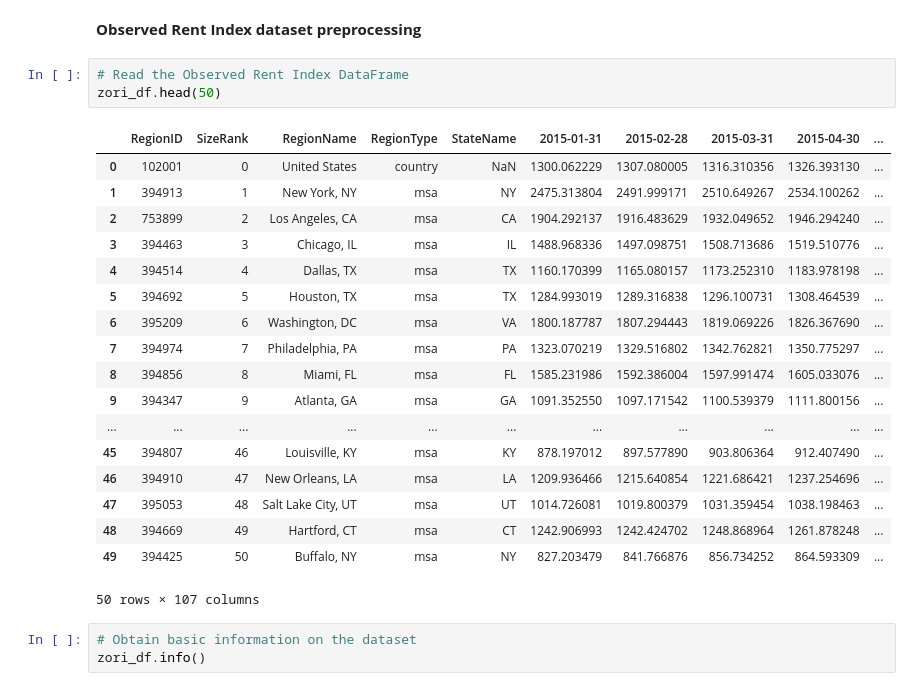
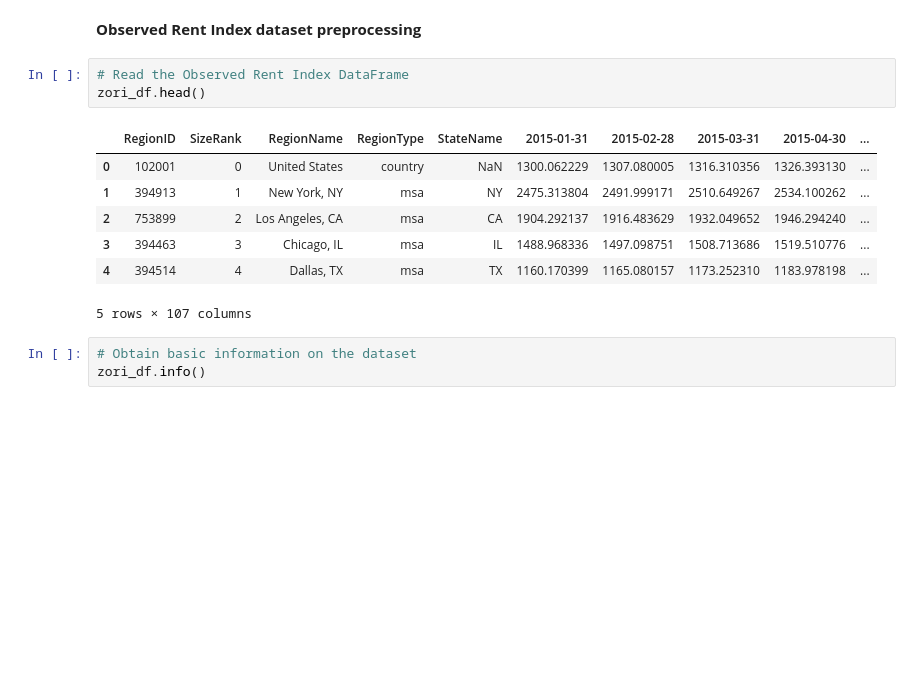
Before and after one commit to grantkerkman/project1_housing, a Jupyter notebook: grant_notebook.ipynb, the cells around one changed output. Drawn from its saved outputs; the diff is of its cells as text; blank space fills up the shorter version.

```diff
--- a/grant_notebook.ipynb
+++ b/grant_notebook.ipynb
@@ -136,26 +114,15 @@ Length: 189, dtype: int64
 **Observed Rent Index dataset preprocessing**
 # %%
 # Read the Observed Rent Index DataFrame
-zori_df.head(50)
+zori_df.head()
 # %% [output]
 |  | RegionID | SizeRank | RegionName | RegionType | StateName | 2015-01-31 | 2015-02-28 | 2015-03-31 | 2015-04-30 | ... |
 | 0 | 102001 | 0 | United States | country | NaN | 1300.062229 | 1307.080005 | 1316.310356 | 1326.393130 | ... |
 | 1 | 394913 | 1 | New York, NY | msa | NY | 2475.313804 | 2491.999171 | 2510.649267 | 2534.100262 | ... |
 | 2 | 753899 | 2 | Los Angeles, CA | msa | CA | 1904.292137 | 1916.483629 | 1932.049652 | 1946.294240 | ... |
 | 3 | 394463 | 3 | Chicago, IL | msa | IL | 1488.968336 | 1497.098751 | 1508.713686 | 1519.510776 | ... |
 | 4 | 394514 | 4 | Dallas, TX | msa | TX | 1160.170399 | 1165.080157 | 1173.252310 | 1183.978198 | ... |
-| 5 | 394692 | 5 | Houston, TX | msa | TX | 1284.993019 | 1289.316838 | 1296.100731 | 1308.464539 | ... |
-| 6 | 395209 | 6 | Washington, DC | msa | VA | 1800.187787 | 1807.294443 | 1819.069226 | 1826.367690 | ... |
-| 7 | 394974 | 7 | Philadelphia, PA | msa | PA | 1323.070219 | 1329.516802 | 1342.762821 | 1350.775297 | ... |
-| 8 | 394856 | 8 | Miami, FL | msa | FL | 1585.231986 | 1592.386004 | 1597.991474 | 1605.033076 | ... |
-| 9 | 394347 | 9 | Atlanta, GA | msa | GA | 1091.352550 | 1097.171542 | 1100.539379 | 1111.800156 | ... |
-| ... | ... | ... | ... | ... | ... | ... | ... | ... | ... | ... |
-| 45 | 394807 | 46 | Louisville, KY | msa | KY | 878.197012 | 897.577890 | 903.806364 | 912.407490 | ... |
-| 46 | 394910 | 47 | New Orleans, LA | msa | LA | 1209.936466 | 1215.640854 | 1221.686421 | 1237.254696 | ... |
-| 47 | 395053 | 48 | Salt Lake City, UT | msa | UT | 1014.726081 | 1019.800379 | 1031.359454 | 1038.198463 | ... |
-| 48 | 394669 | 49 | Hartford, CT | msa | CT | 1242.906993 | 1242.424702 | 1248.868964 | 1261.878248 | ... |
-| 49 | 394425 | 50 | Buffalo, NY | msa | NY | 827.203479 | 841.766876 | 856.734252 | 864.593309 | ... |
-50 rows × 107 columns
+5 rows × 107 columns
 # %%
 # Obtain basic information on the dataset
 zori_df.info()
```
Also changed, not shown: parts of 21 cells of this notebook.
